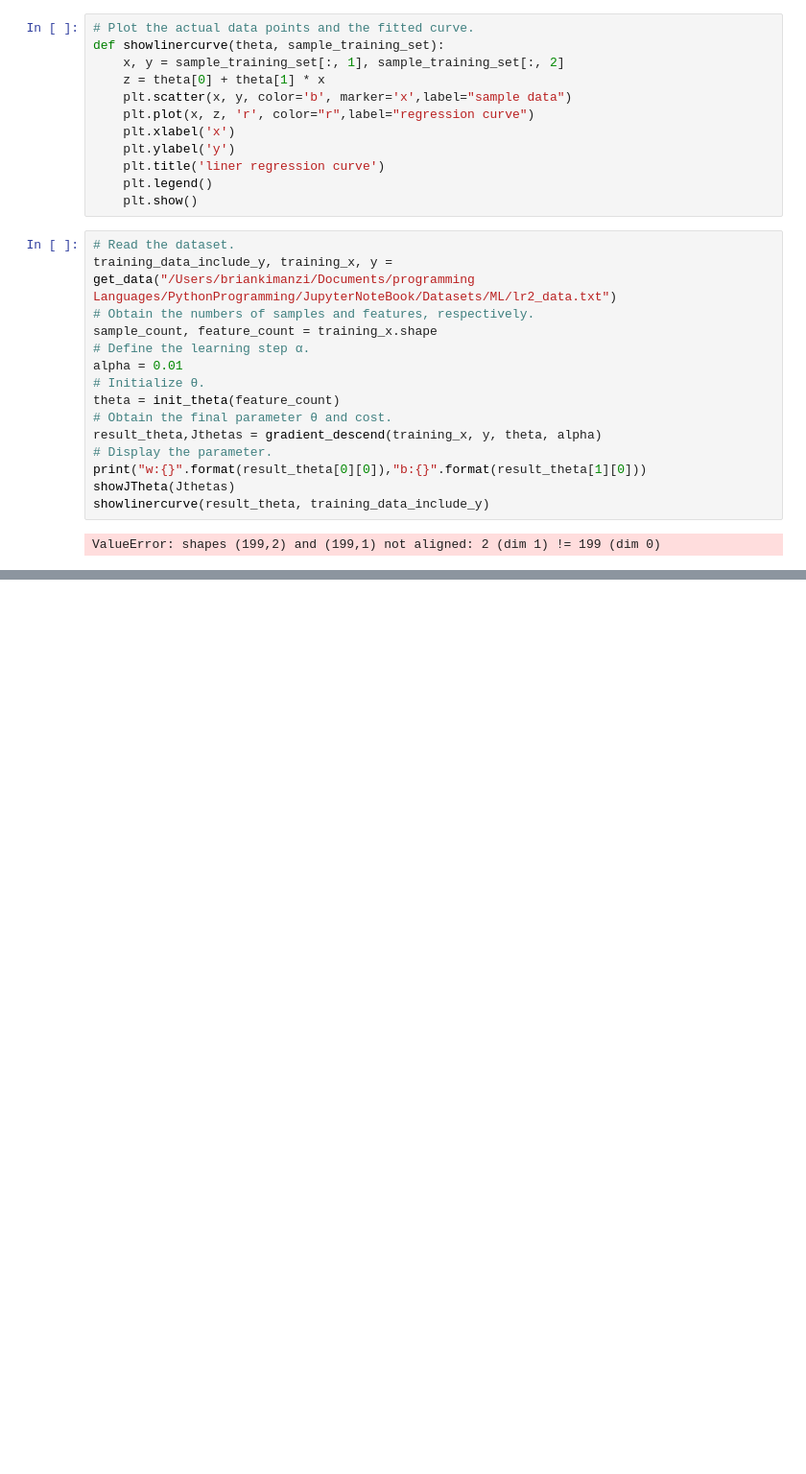
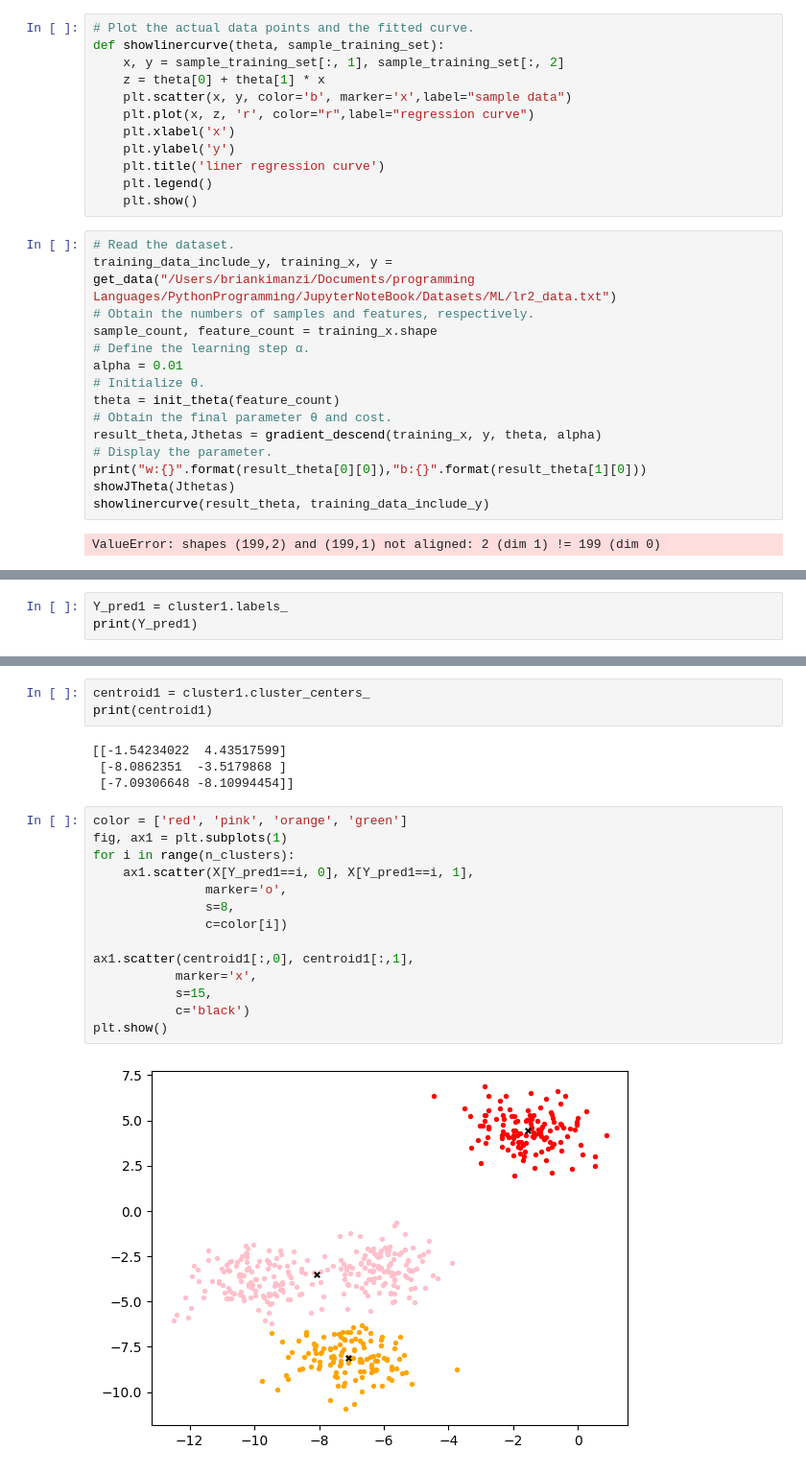
Before and after one commit to Brian342/JupyterNoteBook, a Jupyter notebook: HCIA_Labs.ipynb, the cells around one changed output, grey strips where cells are left out. Shown at 96% size. Saved outputs shown, nothing was run; the diff lists cells and outputs as text; blank space fills up the shorter version.

```diff
--- a/HCIA_Labs.ipynb
+++ b/HCIA_Labs.ipynb
@@ -76,0 +198,3 @@ ValueError: shapes (199,2) and (199,1) not aligned: 2 (dim 1) != 199 (dim 0)
+# %%
+Y_pred1 = cluster1.labels_
+print(Y_pred1)
@@ -76,0 +216,23 @@ ValueError: shapes (199,2) and (199,1) not aligned: 2 (dim 1) != 199 (dim 0)
+# %%
+centroid1 = cluster1.cluster_centers_
+print(centroid1)
+# %% [output]
+[[-1.54234022  4.43517599]
+ [-8.0862351  -3.5179868 ]
+ [-7.09306648 -8.10994454]]
+# %%
+color = ['red', 'pink', 'orange', 'green']
+fig, ax1 = plt.subplots(1)
+for i in range(n_clusters):
+    ax1.scatter(X[Y_pred1==i, 0], X[Y_pred1==i, 1],
+               marker='o',
+               s=8,
+               c=color[i])
+
+ax1.scatter(centroid1[:,0], centroid1[:,1],
+           marker='x',
+           s=15,
+           c='black')
+plt.show()
+# %% [output]
+[figure, added]
```
Also changed, not shown: parts of 25 cells of this notebook, 1 other file.
